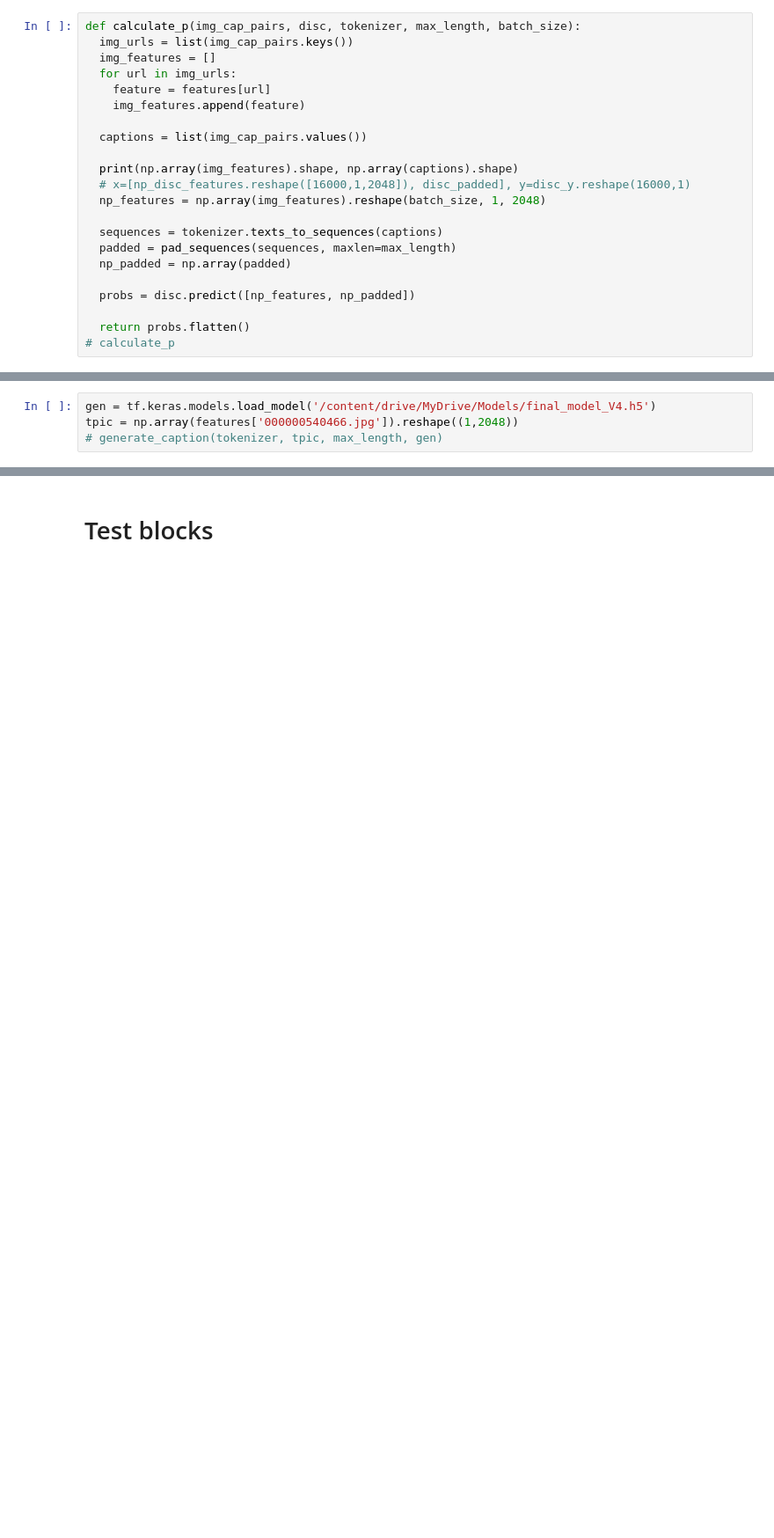
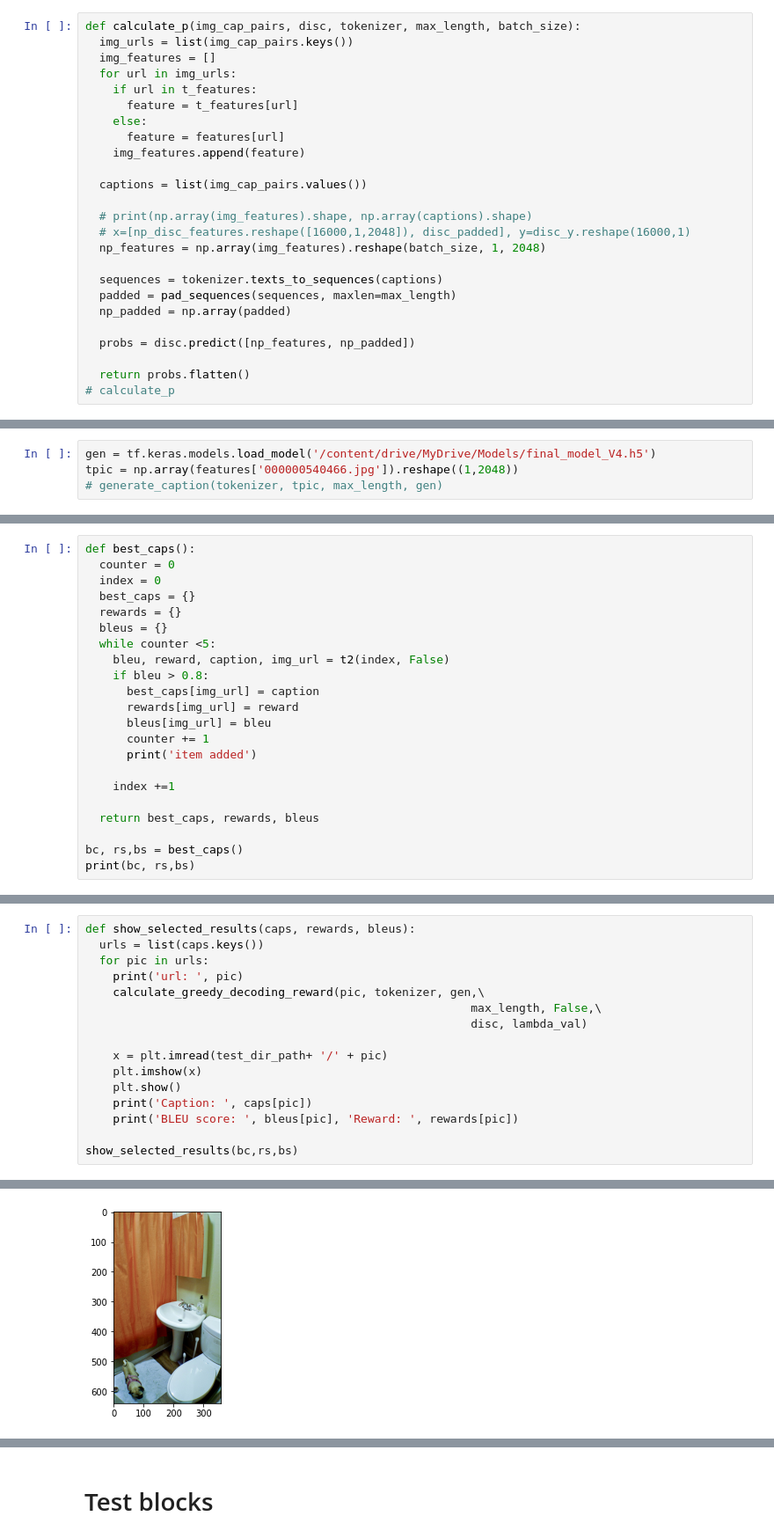
Before and after one commit to AlirezaAbedinii/ImageCaptioning, a Jupyter notebook: Image_Captioning.ipynb, the cells around one changed output, grey strips where cells are left out. Shown at 88% size. Saved outputs shown, nothing was run; the diff lists cells and outputs as text; blank space fills up the shorter version.

```diff
--- a/Image_Captioning.ipynb
+++ b/Image_Captioning.ipynb
@@ -1174,12 +1155,15 @@ def calculate_p(img_cap_pairs, disc, tokenizer, max_length, batch_size):
   img_urls = list(img_cap_pairs.keys())
   img_features = []
   for url in img_urls:
-    feature = features[url]
+    if url in t_features:
+      feature = t_features[url]
+    else:
+      feature = features[url]
     img_features.append(feature)
 
   captions = list(img_cap_pairs.values())
 
-  print(np.array(img_features).shape, np.array(captions).shape)
+  # print(np.array(img_features).shape, np.array(captions).shape)
   # x=[np_disc_features.reshape([16000,1,2048]), disc_padded], y=disc_y.reshape(16000,1)
   np_features = np.array(img_features).reshape(batch_size, 1, 2048)
 
@@ -1327,0 +1437,22 @@ t(20)
+# %%
+def best_caps():
+  counter = 0
+  index = 0
+  best_caps = {}
+  rewards = {}
+  bleus = {}
+  while counter <5:
+    bleu, reward, caption, img_url = t2(index, False)
+    if bleu > 0.8:
+      best_caps[img_url] = caption
+      rewards[img_url] = reward
+      bleus[img_url] = bleu
+      counter += 1
+      print('item added')
+
+    index +=1
+
+  return best_caps, rewards, bleus
+
+bc, rs,bs = best_caps()
+print(bc, rs,bs)
@@ -1327,0 +1466,17 @@ t(20)
+# %%
+def show_selected_results(caps, rewards, bleus):
+  urls = list(caps.keys())
+  for pic in urls:
+    print('url: ', pic)
+    calculate_greedy_decoding_reward(pic, tokenizer, gen,\
+                                                        max_length, False,\
+                                                        disc, lambda_val)
+
+    x = plt.imread(test_dir_path+ '/' + pic)
+    plt.imshow(x)
+    plt.show()
+    print('Caption: ', caps[pic])
+    print('BLEU score: ', bleus[pic], 'Reward: ', rewards[pic])
+
+show_selected_results(bc,rs,bs)
+# %% [output]
@@ -1327,0 +1484 @@ t(20)
+[figure, added]
```
Also changed, not shown: parts of 21 cells of this notebook.
